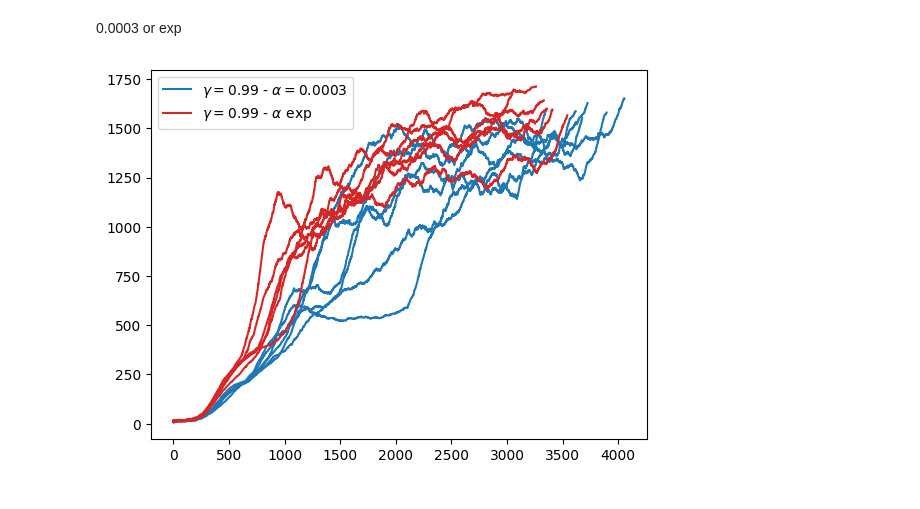
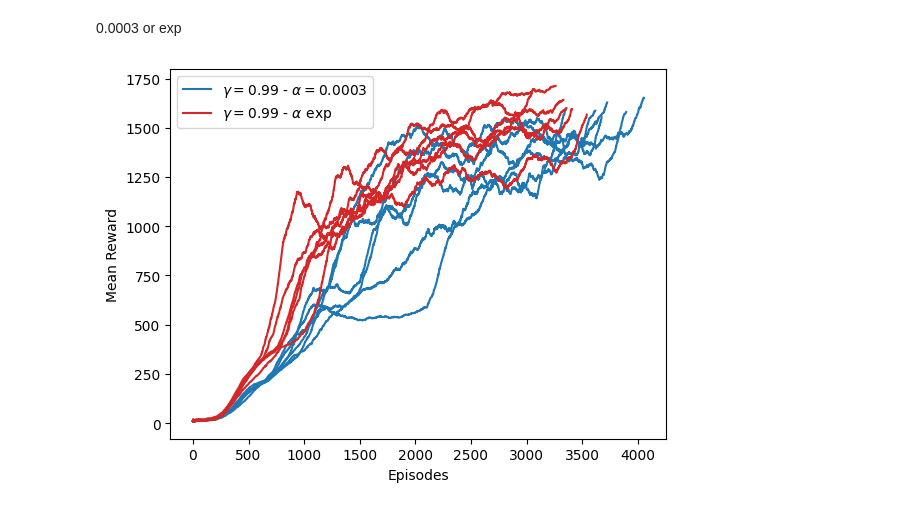
Before and after one commit to florentin1304/robotlearning_project, a Jupyter notebook: plots.ipynb, the cells around one changed output. Saved outputs shown, nothing was run; the diff lists cells and outputs as text; code cells hidden in the pictures.

```diff
--- a/plots.ipynb
+++ b/plots.ipynb
@@ -217,17 +234,20 @@ plt.show()
 # %%
 plt.plot(mean_rewards[3], color='tab:blue',  label= r'$\gamma=0.99$ - $\alpha=0.0003$')
 plt.plot(mean_rewards[4], color='tab:blue')
 plt.plot(mean_rewards[5], color='tab:blue')
 plt.plot(mean_rewards[6], color='tab:blue')
 plt.plot(mean_rewards[7], color='tab:blue')
 plt.plot(mean_rewards[8], color='tab:blue')
 plt.plot(mean_rewards[20], color='tab:red',  label= r'$\gamma=0.99$ - $\alpha$ exp')
 plt.plot(mean_rewards[21], color='tab:red')
 plt.plot(mean_rewards[22], color='tab:red')
 plt.plot(mean_rewards[23], color='tab:red')
 plt.plot(mean_rewards[24], color='tab:red')
 plt.plot(mean_rewards[25], color='tab:red')
+
+plt.xlabel('Episodes')
+plt.ylabel('Mean Reward')
 plt.legend()
 plt.show()
 # %% [output]
-[figure, old version]
+[figure, new version]
```
Also changed, not shown: parts of 3 cells of this notebook.
